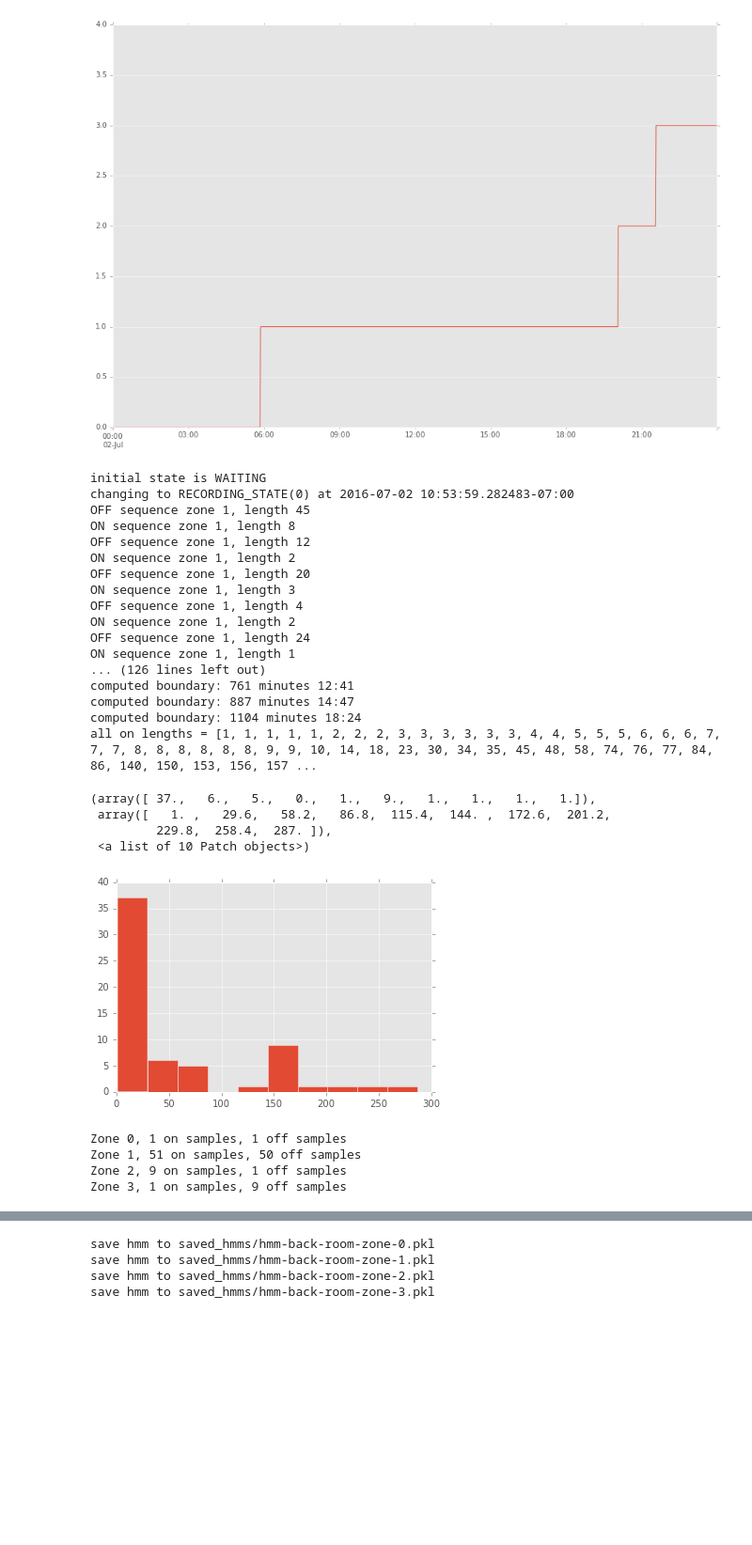
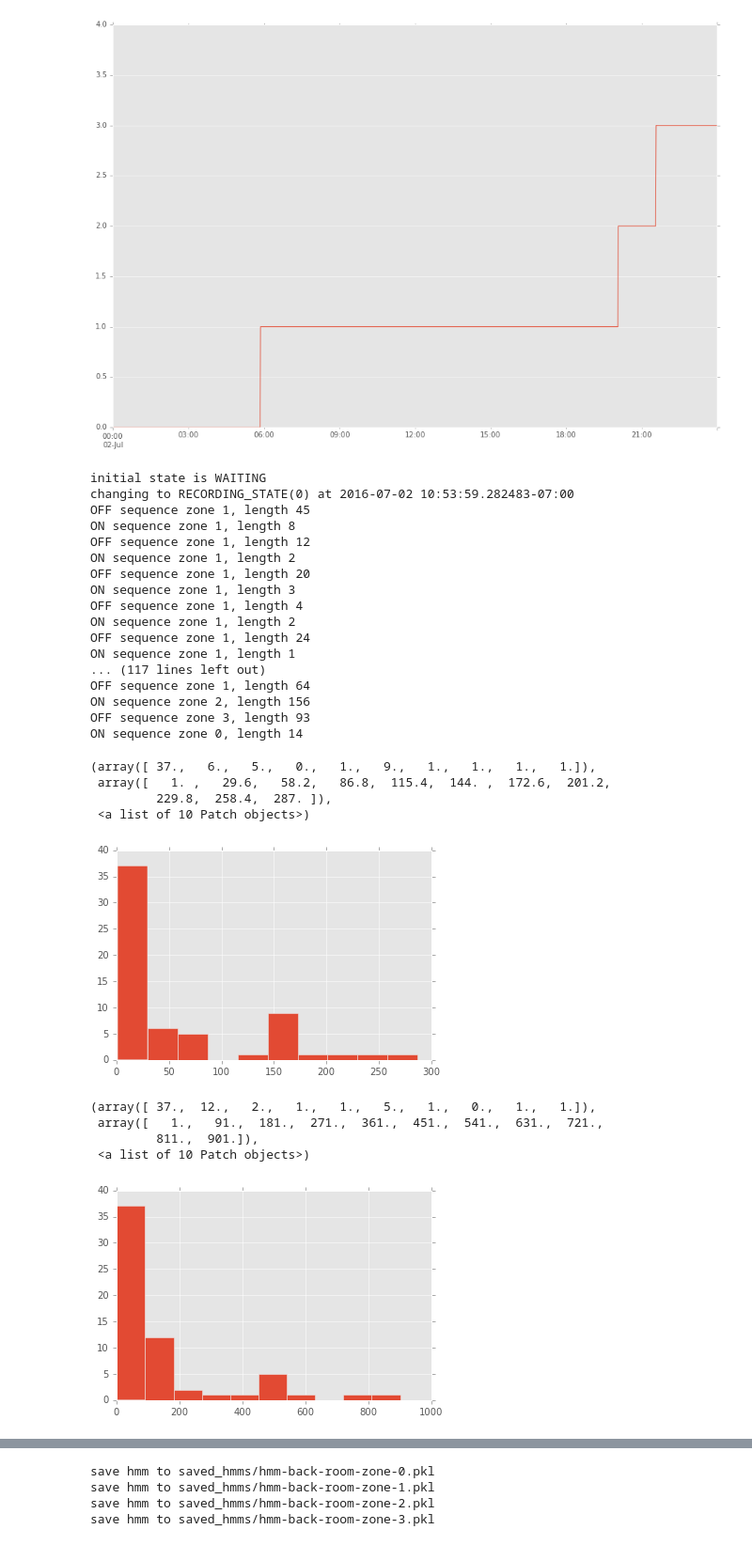
Before and after one commit to mpi-sws-rse/thingflow-examples, a Jupyter notebook: lighting_replay_app/analysis/lux-analysis-back-room.ipynb, the cells around one changed output, grey strips where cells are left out. Shown at 94% size. Saved outputs shown, nothing was run; the diff lists cells and outputs as text; code cells hidden in the pictures; blank space fills up the shorter version.

```diff
--- a/lighting_replay_app/analysis/lux-analysis-back-room.ipynb
+++ b/lighting_replay_app/analysis/lux-analysis-back-room.ipynb
@@ -224,10 +198,14 @@ pylab.ylim([0,3.5]) # force the graph top a little higher so that we can see the
 [figure]
 # %%
 # Now, lets map this to on-off values
+# We pick an "on threshold" based on the values we see in the above graph,
+# trying to account for ambiant light.
+ON_THRESHOLD = 1
+
 def on_off_mapping(v):
     if math.isnan(v):
         return NaN
-    elif v>=1:
+    elif v>=ON_THRESHOLD:
         return 1
     else:
         return 0
@@ -269,15 +247,14 @@ pylab.ylim([0, NUM_ZONES])
 (0, 4)
 [figure]
 # %%
-# Load the data into the trainer
-from lux_analysis import LightPredictionTrainer
+# Build some histograms of the data
+from lux_analysis import build_length_histogram_data
 
-trainer = LightPredictionTrainer(feature_filter=lambda x: (x[0], x[1], x[4]))
-trainer.compute(on_off_series, smoothed_series_writer.index)
+length_data = build_length_histogram_data(on_off_series, smoothed_series_writer.index)
+
 # look at the distribution of lengths
 from itertools import chain
-all_on_lengths = list(chain.from_iterable(trainer.on_lengths))
-print("all on lengths = %s" % sorted(all_on_lengths))
+all_on_lengths = list(chain.from_iterable(length_data.on_lengths))
 plt.hist(all_on_lengths)
 # %% [output]
 initial state is WAITING
@@ -292,23 +269,23 @@ OFF sequence zone 1, length 4
 ON sequence zone 1, length 2
 OFF sequence zone 1, length 24
 ON sequence zone 1, length 1
-... (126 lines left out)
-computed boundary: 761 minutes 12:41
-computed boundary: 887 minutes 14:47
-computed boundary: 1104 minutes 18:24
-all on lengths = [1, 1, 1, 1, 1, 2, 2, 2, 3, 3, 3, 3, 3, 3, 4, 4, 5, 5, 5, 6, 6, 6, 7, 7, 7, 8, 8, 8, 8, 8, 8, 9, 9, 10, 14, 18, 23, 30, 34, 35, 45, 48, 58, 74, 76, 77, 84, 86, 140, 150, 153, 156, 157 ...
+... (117 lines left out)
+OFF sequence zone 1, length 64
+ON sequence zone 2, length 156
+OFF sequence zone 3, length 93
+ON sequence zone 0, length 14
 (array([ 37.,   6.,   5.,   0.,   1.,   9.,   1.,   1.,   1.,   1.]),
  array([   1. ,   29.6,   58.2,   86.8,  115.4,  144. ,  172.6,  201.2,
          229.8,  258.4,  287. ]),
  <a list of 10 Patch objects>)
 [figure]
-# %%
-# Let us look at the number of valid samples we have collected
-for zone in range(4):
-    print("Zone %s, %d on samples, %d off samples" % (zone, len(trainer.on_lengths[zone]),
-                                                      len(trainer.off_lengths[zone])))
-# %% [output]
-Zone 0, 1 on samples, 1 off samples
-Zone 1, 51 on samples, 50 off samples
-Zone 2, 9 on samples, 1 off samples
-Zone 3, 1 on samples, 9 off samples
+# %%
+# Show the histogram for all off lengths
+all_off_lengths = list(chain.from_iterable(length_data.off_lengths))
+plt.hist(all_off_lengths)
+# %% [output]
+(array([ 37.,  12.,   2.,   1.,   1.,   5.,   1.,   0.,   1.,   1.]),
+ array([   1.,   91.,  181.,  271.,  361.,  451.,  541.,  631.,  721.,
+         811.,  901.]),
+ <a list of 10 Patch objects>)
+[figure, added]
```
Also changed, not shown: parts of 27 cells of this notebook, 2 other files.
